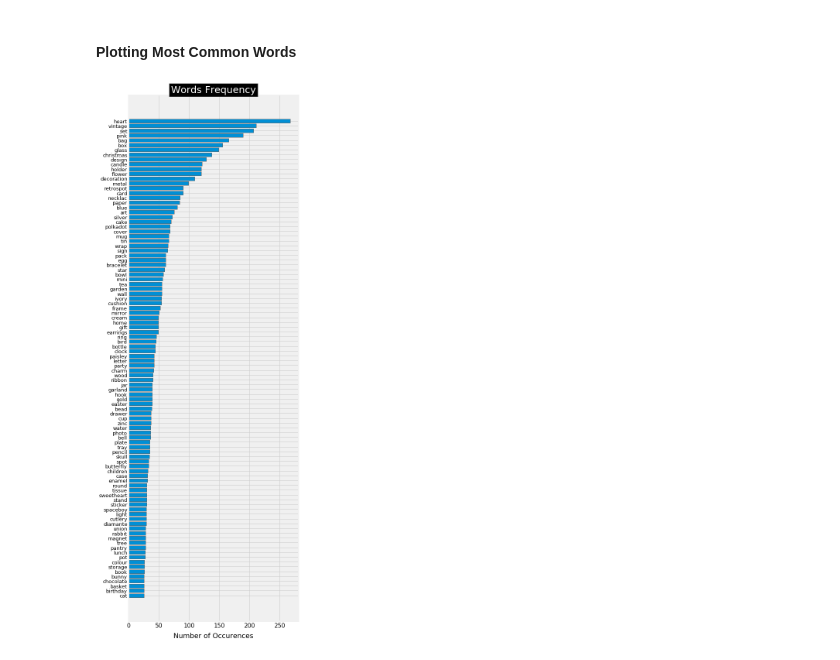
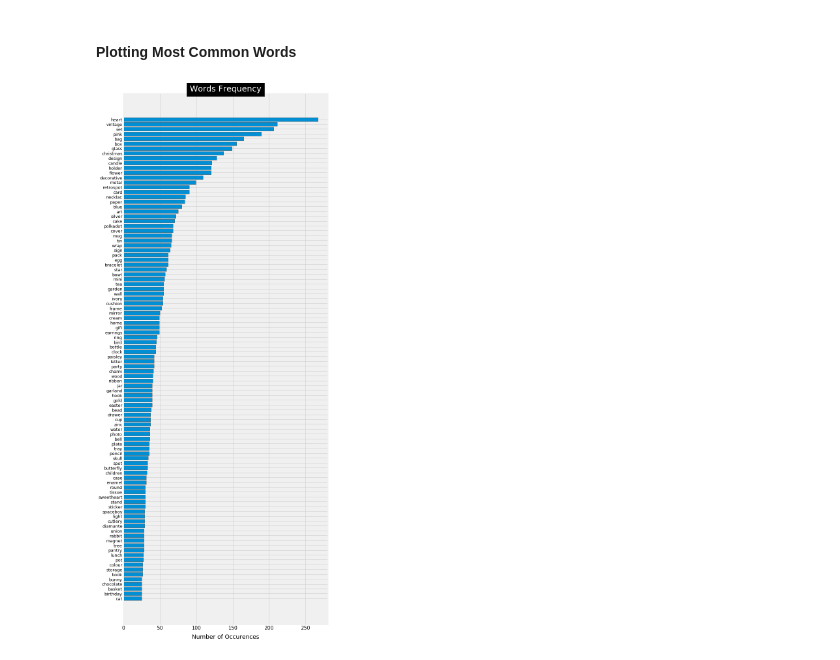
Before and after one commit to kleyersoma/E-Commerce_UK_Retailer_ML, a Jupyter notebook: e-commerce_uk_retailer_machine_learning_analysis.ipynb, the cells around one changed output. Drawn from its saved outputs; the diff is of its cells as text; code cells hidden in the pictures.

Commit message:
Starting Creating Clusters of Products

```diff
--- a/e-commerce_uk_retailer_machine_learning_analysis.ipynb
+++ b/e-commerce_uk_retailer_machine_learning_analysis.ipynb
@@ -891,7 +891,8 @@ def keywords_bags(dataframe, column = 'Description'):
             keywords_select[s] = category_key
         else:
             category_keys.append(list(keywords_roots[s])[0])
-            keywords_select[s] = list(keywords_roots[s])[0]
+            #keywords_select[s] = list(keywords_roots[s])[0]
+            keywords_select[s] = list(keywords_roots[s])[1]
 
     print("Number of keywords in variable '{}': {}".format(column, len(category_keys)))
     return category_keys, keywords_roots, keywords_select, count_keywords
@@ -946,24 +948,23 @@ for k,v in count_keywords.items():
 # %% [markdown]
 Then we sort this list
 # %%
-product_list = sorted(list_products, key = lambda x:x[1], reverse = False)
-product_list = pd.DataFrame(product_list, columns=['Word', 'Number Of Frequency'])
+product_list = sorted(list_products, key = lambda x:x[1], reverse = True)
 # %% [markdown]
 <h4>Plotting Most Common Words</h4>
 # %%
 plt.rc('font', weight='normal')
-fig, ax = plt.subplots(figsize=(7, 25))
+fig, ax = plt.subplots(figsize=(10, 30))
 y_axis = [i[1] for i in product_list[:100]]
 x_axis = [k for k,i in enumerate(product_list[:100])]
 x_label = [i[0] for i in product_list[:100]]
 plt.xticks(fontsize = 15)
 plt.yticks(fontsize = 13)
 plt.yticks(x_axis, x_label)
 plt.xlabel("Number of Occurences", fontsize = 18, labelpad = 10)
 ax.barh(x_axis, y_axis, align = 'center')
 ax = plt.gca()
 ax.invert_yaxis()
-plt.title("Words Frequency",bbox={'facecolor':'k', 'pad':5}, color='w',fontsize = 25)
+plt.title("Words Frequency",bbox={'facecolor':'k', 'pad':10}, color='w', fontsize = 25)
 plt.show()
 # %% [output]
-[figure, old version]
+[figure, new version]
```
Also changed, not shown: parts of 25 cells of this notebook.
